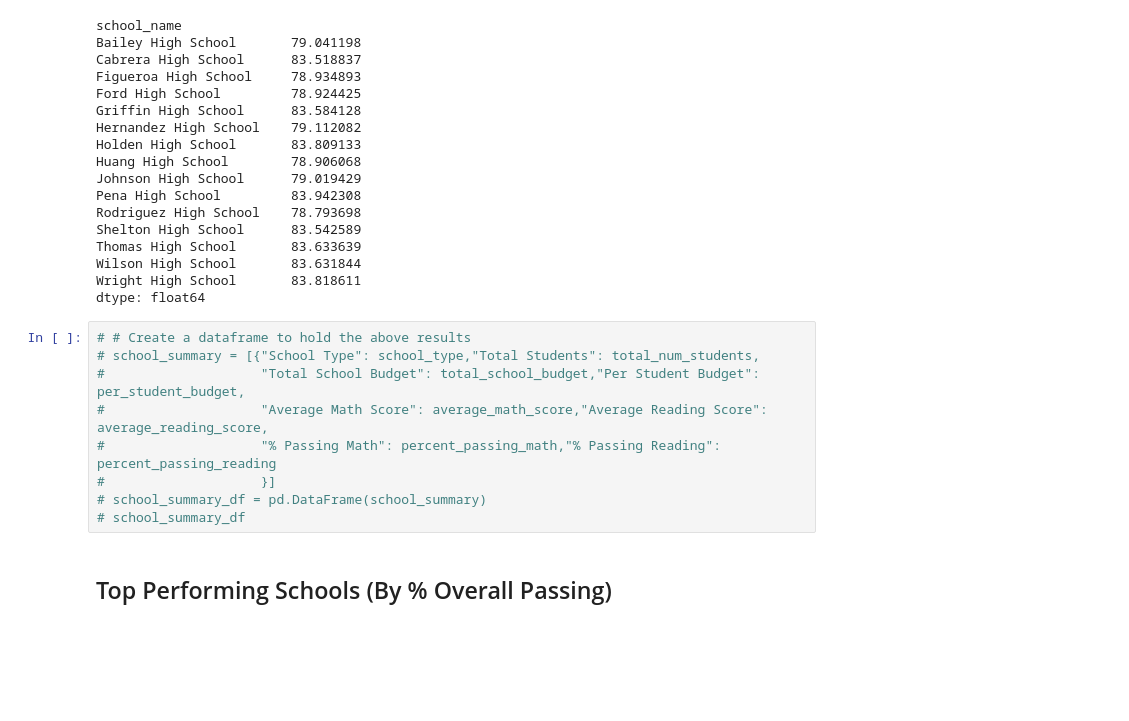
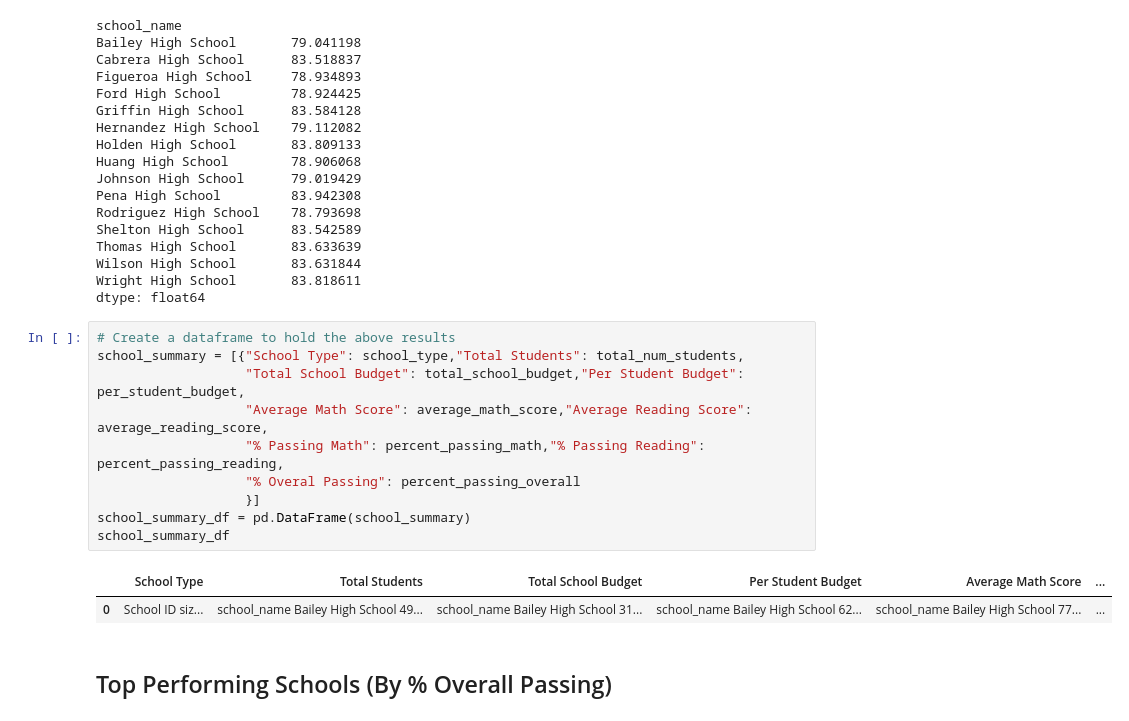
Before and after one commit to pfeliciano1/Pandas-challenge, a Jupyter notebook: PyCitySchools/PyCitySchools_starter.ipynb, the cells around one changed output. Saved outputs shown, nothing was run; the diff lists cells and outputs as text; blank space fills up the shorter version.

Commit message:
School Summary Dataframe

```diff
--- a/PyCitySchools/PyCitySchools_starter.ipynb
+++ b/PyCitySchools/PyCitySchools_starter.ipynb
@@ -327,14 +327,18 @@ Wilson High School       83.631844
 Wright High School       83.818611
 dtype: float64
 # %%
-# # Create a dataframe to hold the above results
-# school_summary = [{"School Type": school_type,"Total Students": total_num_students,
-#                    "Total School Budget": total_school_budget,"Per Student Budget": per_student_budget,
-#                    "Average Math Score": average_math_score,"Average Reading Score": average_reading_score,
-#                    "% Passing Math": percent_passing_math,"% Passing Reading": percent_passing_reading
-#                    }]
-# school_summary_df = pd.DataFrame(school_summary)
-# school_summary_df
+# Create a dataframe to hold the above results
+school_summary = [{"School Type": school_type,"Total Students": total_num_students,
+                   "Total School Budget": total_school_budget,"Per Student Budget": per_student_budget,
+                   "Average Math Score": average_math_score,"Average Reading Score": average_reading_score,
+                   "% Passing Math": percent_passing_math,"% Passing Reading": percent_passing_reading,
+                   "% Overal Passing": percent_passing_overall
+                   }]
+school_summary_df = pd.DataFrame(school_summary)
+school_summary_df
+# %% [output]
+|  | School Type | Total Students | Total School Budget | Per Student Budget | Average Math Score | ... |
+| 0 | School ID siz... | school_name Bailey High School 49... | school_name Bailey High School 31... | school_name Bailey High School 62... | school_name Bailey High School 77... | ... |
 # %% [markdown]
 ## Top Performing Schools (By % Overall Passing)
 # %% [markdown]
```
